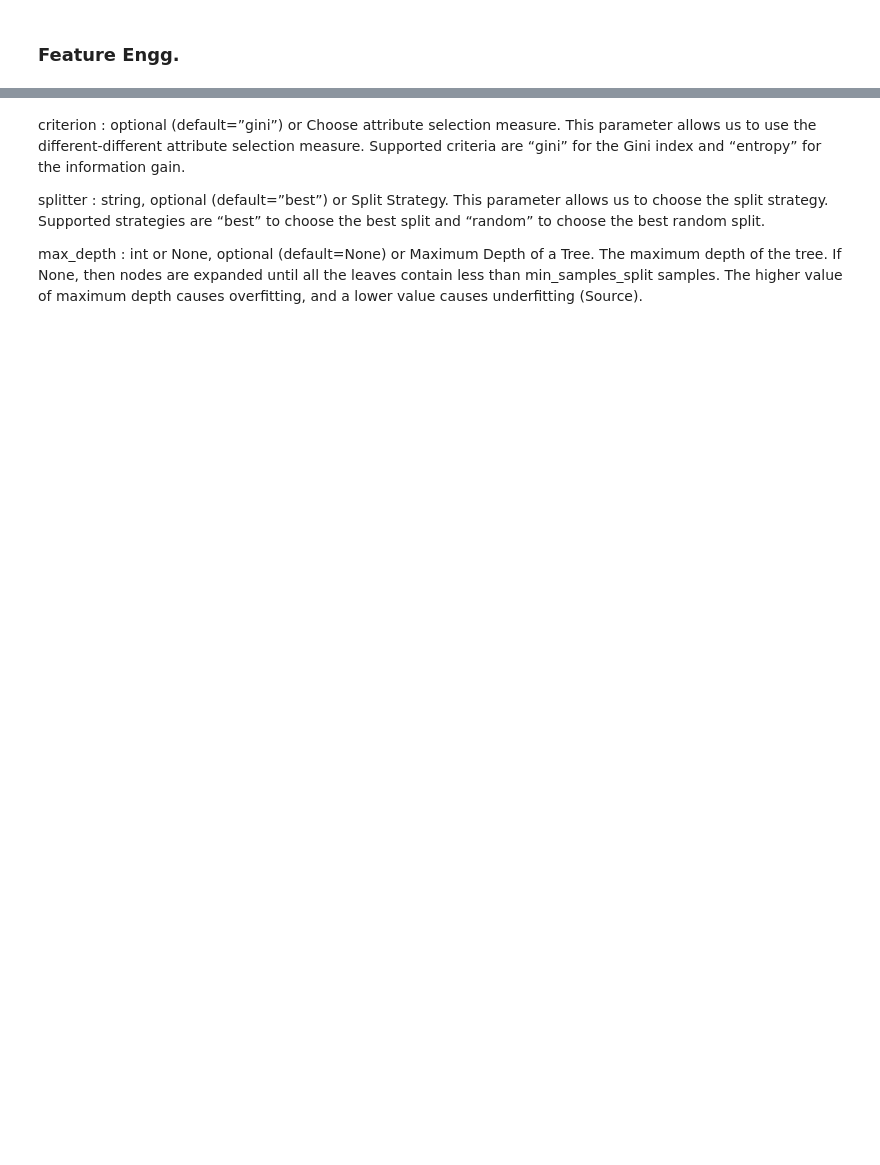
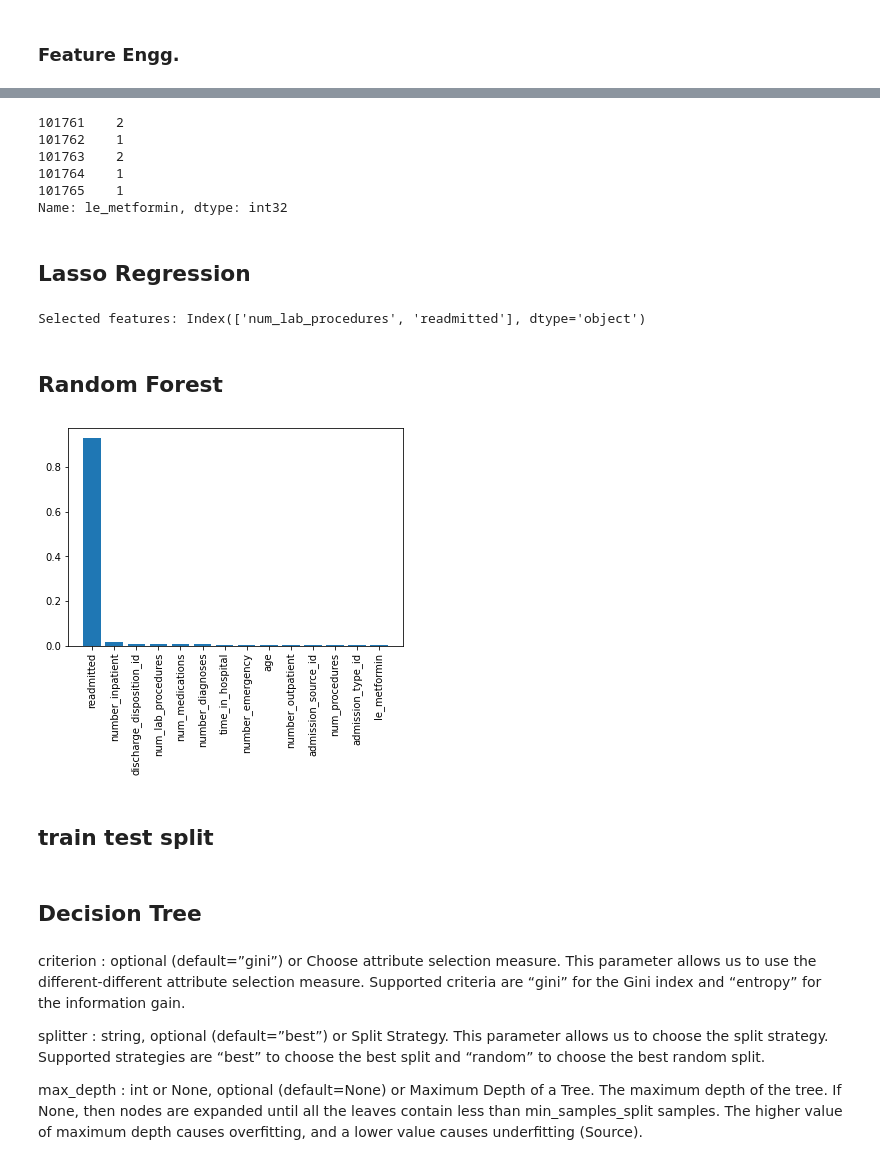
Before and after one commit to ranga-godhandaraman/diabeties-readmission, a Jupyter notebook: Decision tree- capstone 7.ipynb, the cells around one changed output, grey strips where cells are left out. Drawn from its saved outputs; the diff is of its cells as text; code cells hidden in the pictures; blank space fills up the shorter version.

Commit message:
classifiers updated

```diff
--- a/Decision tree- capstone 7.ipynb
+++ b/Decision tree- capstone 7.ipynb
@@ -65,0 +68,12 @@ df['age_group'] = pd.cut(df['age'], bins=bins, labels=labels, include_lowest=Tru
+# %%
+# Import label encoder
+from sklearn import preprocessing
+
+# label_encoder object knows
+# how to understand word labels.
+label_encoder = preprocessing.LabelEncoder()
+
+# Encode labels in column 'species'.
+df['readmitted']= label_encoder.fit_transform(df['readmitted'])
+
+df['readmitted'].unique()
@@ -123,0 +127,12 @@ Confusion matrix
+# %%
+from sklearn.preprocessing import LabelEncoder
+le_metformin= LabelEncoder()
+df_n['le_metformin']= le_metformin.fit_transform(df_n['metformin'])
+df_n.le_metformin.tail()
+# %% [output]
+101761    2
+101762    1
+101763    2
+101764    1
+101765    1
+Name: le_metformin, dtype: int32
@@ -123,0 +146,28 @@ Confusion matrix
+# %% [markdown]
+## Lasso Regression
+# %%
+# Perform Lasso regression to select the most relevant features
+X = df.select_dtypes(include=np.number)
+y = df['readmitted']
+model = Lasso(alpha=0.1)
+model.fit(X, y)
+features = X.columns
+selected_features = features[model.coef_ != 0]
+print('Selected features:', selected_features)
+# %% [output]
+Selected features: Index(['num_lab_procedures', 'readmitted'], dtype='object')
+# %% [markdown]
+## Random Forest
+# %%
+# Perform Random Forest classification to determine feature importances
+clf = RandomForestClassifier()
+clf.fit(X, y)
+importances = clf.feature_importances_
+indices = np.argsort(importances)[::-1]
+plt.bar(range(len(indices)), importances[indices])
+plt.xticks(range(len(indices)), X.columns[indices], rotation='vertical')
+plt.show()
+# %% [output]
+[figure, added]
+# %% [markdown]
+## train test split
@@ -124,3 +183,5 @@ Confusion matrix
+# %% [markdown]
+## Decision Tree
 # %% [markdown]
 criterion : optional (default=”gini”) or Choose attribute selection measure. This parameter allows us to use the different-different attribute selection measure. Supported criteria are “gini” for the Gini index and “entropy” for the information gain.
 
```
Also changed, not shown: parts of 30 cells of this notebook.
